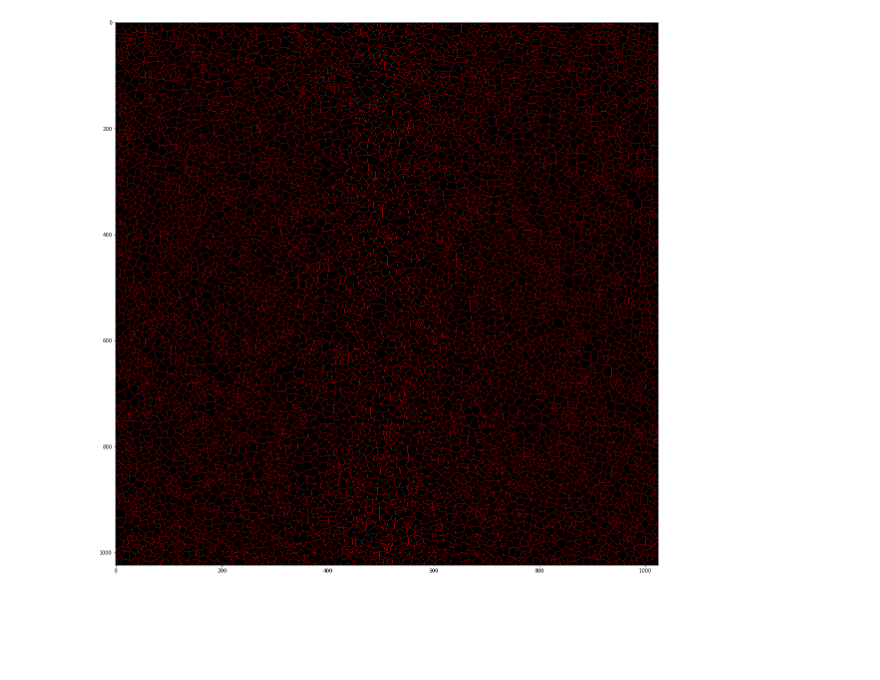
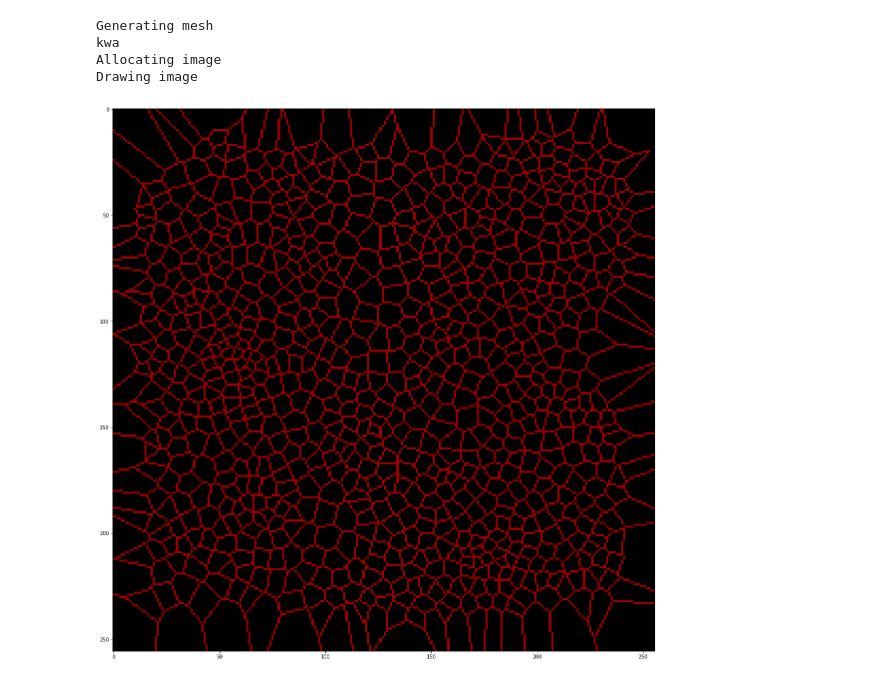
Before and after one commit to vstepchik/moldmapgen, a Jupyter notebook: generate.ipynb, the cells around one changed output. Saved outputs shown, nothing was run; the diff lists cells and outputs as text; code cells hidden in the pictures; blank space fills up the shorter version.

```diff
--- a/generate.ipynb
+++ b/generate.ipynb
@@ -2,14 +2,14 @@
 %%time
 import cv2
 import numpy as np
-from scipy.spatial import Voronoi, voronoi_plot_2d
+from scipy.spatial import Voronoi
 import matplotlib.pyplot as plt
 from matplotlib.colors import LinearSegmentedColormap
 import noise
+from colorsys import *
 import math
 
 from mesh import Mesh
-from atlas import Atlas
 
 
 %matplotlib inline
@@ -19,9 +19,18 @@ fig_size = plt.rcParams["figure.figsize"]
 fig_size[0] = 20
 fig_size[1] = 20
 
-MAP_SIZE = 1024
-DOTS_DENSITY = 0.009
+MAP_SIZE = 256
+DOTS_DENSITY = 0.017
 
 DOTS_AMOUNT = int(MAP_SIZE * MAP_SIZE * DOTS_DENSITY)
+TECTONIC_PLATES_AMOUNT = 6\
+
 print("DOTS_AMOUNT =", DOTS_AMOUNT)
+
+
+def shimg(img, name):
+    cv2.imwrite(f"img_out/{name}.png", cv2.cvtColor(img, cv2.COLOR_BGR2RGB))
+
+    plt.imshow(img)
+    plt.show()
 # %% [output]
@@ -30,26 +39,23 @@ Wall time: 241 ms
 # %%
 %%time
 
-atlas = Atlas(dimensions=(MAP_SIZE, MAP_SIZE), granularity=DOTS_AMOUNT)
-vor = atlas.generate_voronoi()
+print("Generating mesh", flush=True)
+mesh = Mesh(dimensions=(MAP_SIZE, MAP_SIZE), npoints=DOTS_AMOUNT, relax_steps=2)
 
+print("Allocating image", flush=True)
+img = np.zeros((MAP_SIZE, MAP_SIZE, 3), np.uint8)
 
-img = np.zeros((MAP_SIZE, MAP_SIZE, 3), np.uint8)
-# Voronoi
-for i in range(len(vor.ridge_vertices)):
-    if vor.ridge_vertices[i][0] < 0:
+print("Drawing image", flush=True)
+for i in range(len(mesh.ridge_vertices)):
+    if mesh.ridge_vertices[i][0] < 0:
         continue
-    coordinates = vor.vertices[vor.ridge_vertices[i]]
+    coordinates = mesh.vertices[mesh.ridge_vertices[i]]
     cv2.line(img, tuple(coordinates[0].astype(int)), tuple(coordinates[1].astype(int)), (153, 0, 0), 1)
 
-# Delaunay
-# for i in range(len(mesh.ridge_points)):
-    # if mesh.ridge_points[i][0] < 0:
-    #     continue
-    # coordinates = mesh.points[mesh.ridge_points[i]]
-    # cv2.line(img, tuple(coordinates[0].astype(int)), tuple(coordinates[1].astype(int)), (0, 0, 102), 1)
-
-plt.imshow(img)
-plt.show()
+shimg(img, "mesh")
 # %% [output]
+Generating mesh
+kwa
+Allocating image
+Drawing image
-[figure, old version]
+[figure, new version]
```
Also changed, not shown: parts of 5 cells of this notebook, 2 other files.
